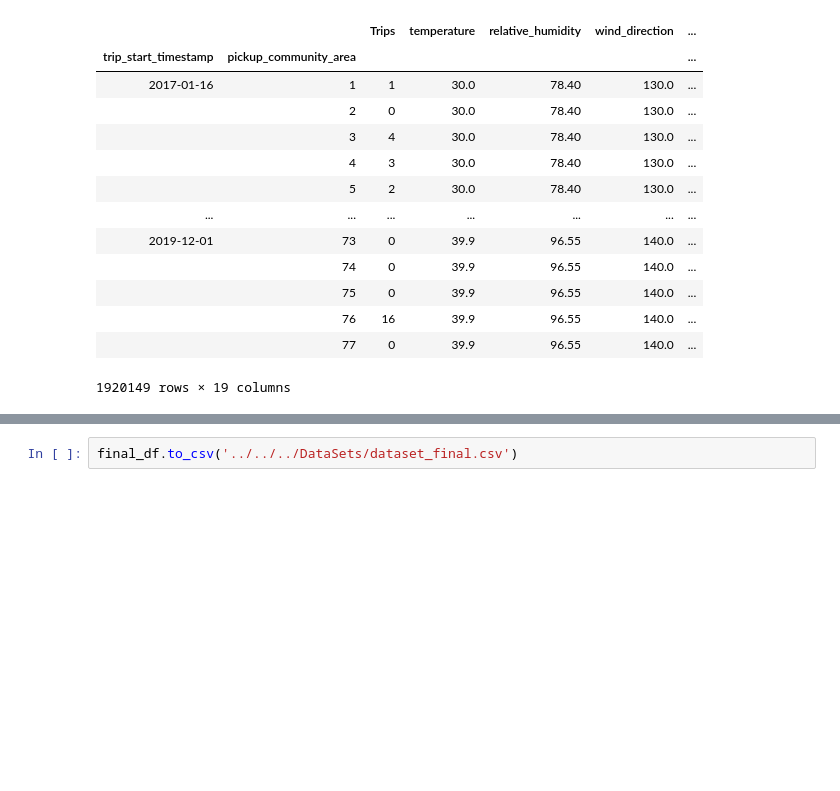
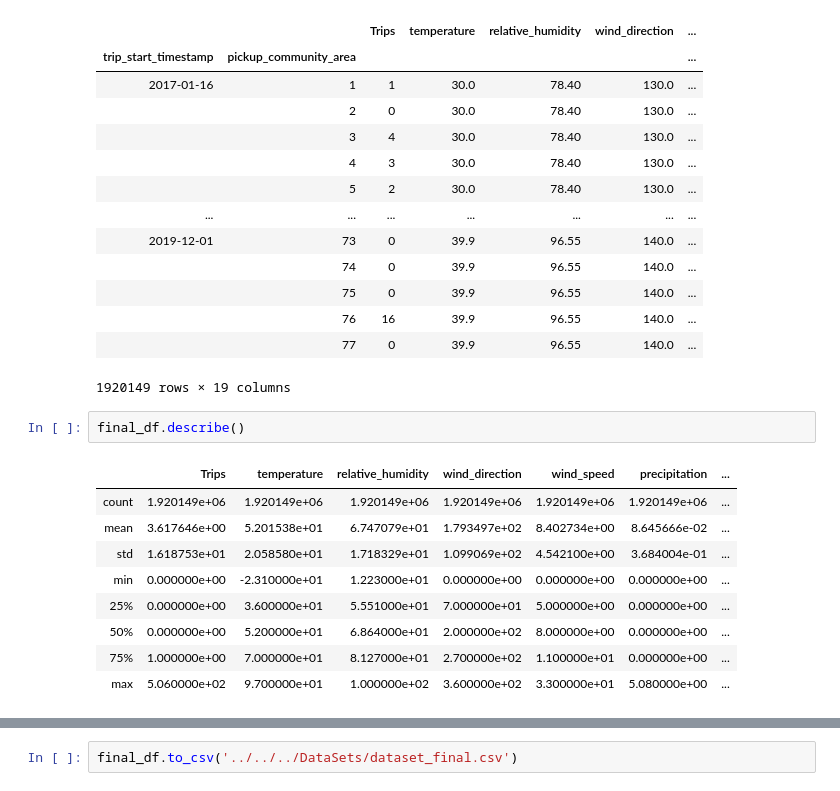
Before and after one commit to alexisgaziello/CSP_MATH_571_taxi_oracle, a Jupyter notebook: src/Data Analysis.ipynb, the cells around one changed output, grey strips where cells are left out. Drawn from its saved outputs; the diff is of its cells as text; blank space fills up the shorter version.

```diff
--- a/src/Data Analysis.ipynb
+++ b/src/Data Analysis.ipynb
@@ -353,5 +357,17 @@ final_df
 |  | 76 | 16 | 39.9 | 96.55 | 140.0 | ... |
 |  | 77 | 0 | 39.9 | 96.55 | 140.0 | ... |
 1920149 rows × 19 columns
+# %%
+final_df.describe()
+# %% [output]
+|  | Trips | temperature | relative_humidity | wind_direction | wind_speed | precipitation | ... |
+| count | 1.920149e+06 | 1.920149e+06 | 1.920149e+06 | 1.920149e+06 | 1.920149e+06 | 1.920149e+06 | ... |
+| mean | 3.617646e+00 | 5.201538e+01 | 6.747079e+01 | 1.793497e+02 | 8.402734e+00 | 8.645666e-02 | ... |
+| std | 1.618753e+01 | 2.058580e+01 | 1.718329e+01 | 1.099069e+02 | 4.542100e+00 | 3.684004e-01 | ... |
+| min | 0.000000e+00 | -2.310000e+01 | 1.223000e+01 | 0.000000e+00 | 0.000000e+00 | 0.000000e+00 | ... |
+| 25% | 0.000000e+00 | 3.600000e+01 | 5.551000e+01 | 7.000000e+01 | 5.000000e+00 | 0.000000e+00 | ... |
+| 50% | 0.000000e+00 | 5.200000e+01 | 6.864000e+01 | 2.000000e+02 | 8.000000e+00 | 0.000000e+00 | ... |
+| 75% | 1.000000e+00 | 7.000000e+01 | 8.127000e+01 | 2.700000e+02 | 1.100000e+01 | 0.000000e+00 | ... |
+| max | 5.060000e+02 | 9.700000e+01 | 1.000000e+02 | 3.600000e+02 | 3.300000e+01 | 5.080000e+00 | ... |
 # %%
 final_df['trip_start_timestamp'] = final_df['trip_start_timestamp'].apply(lambda x: x.strftime('%Y-%m-%d %H:%M:%S'))
```
Also changed, not shown: parts of 10 cells of this notebook.
